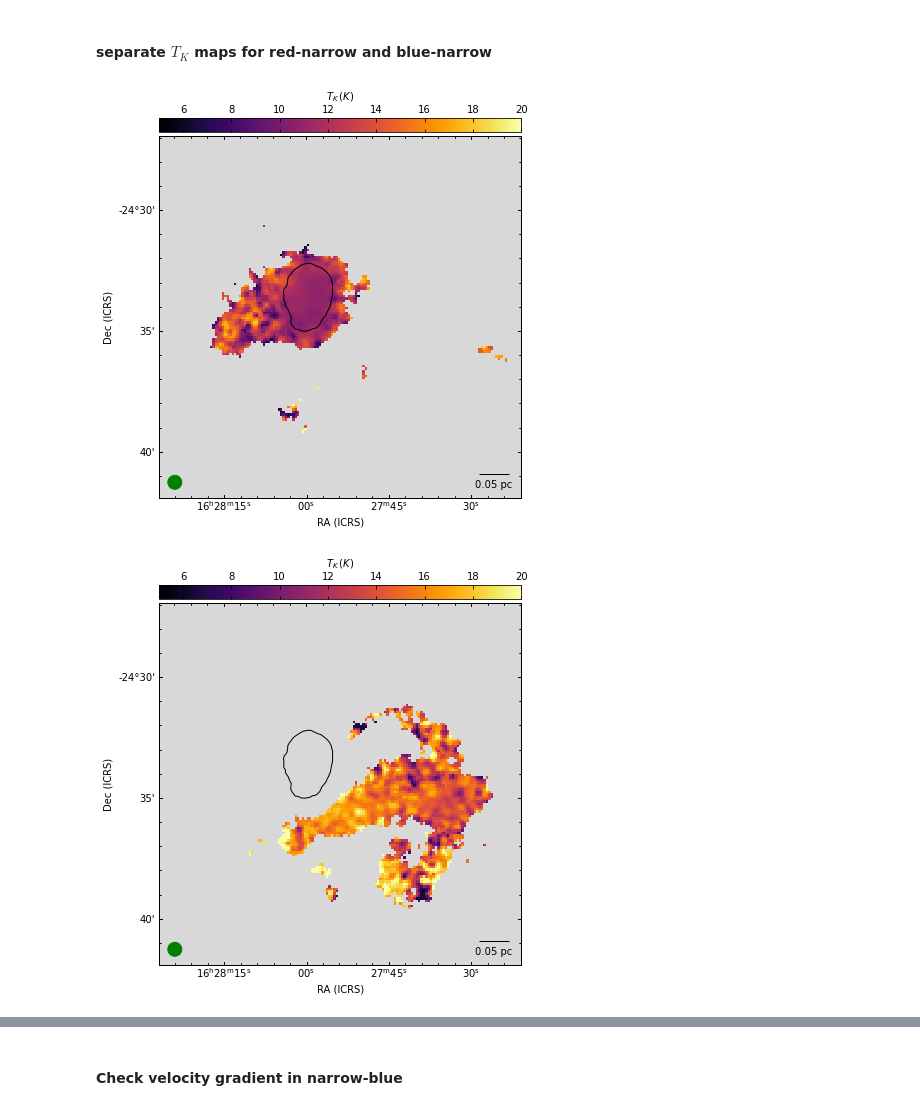
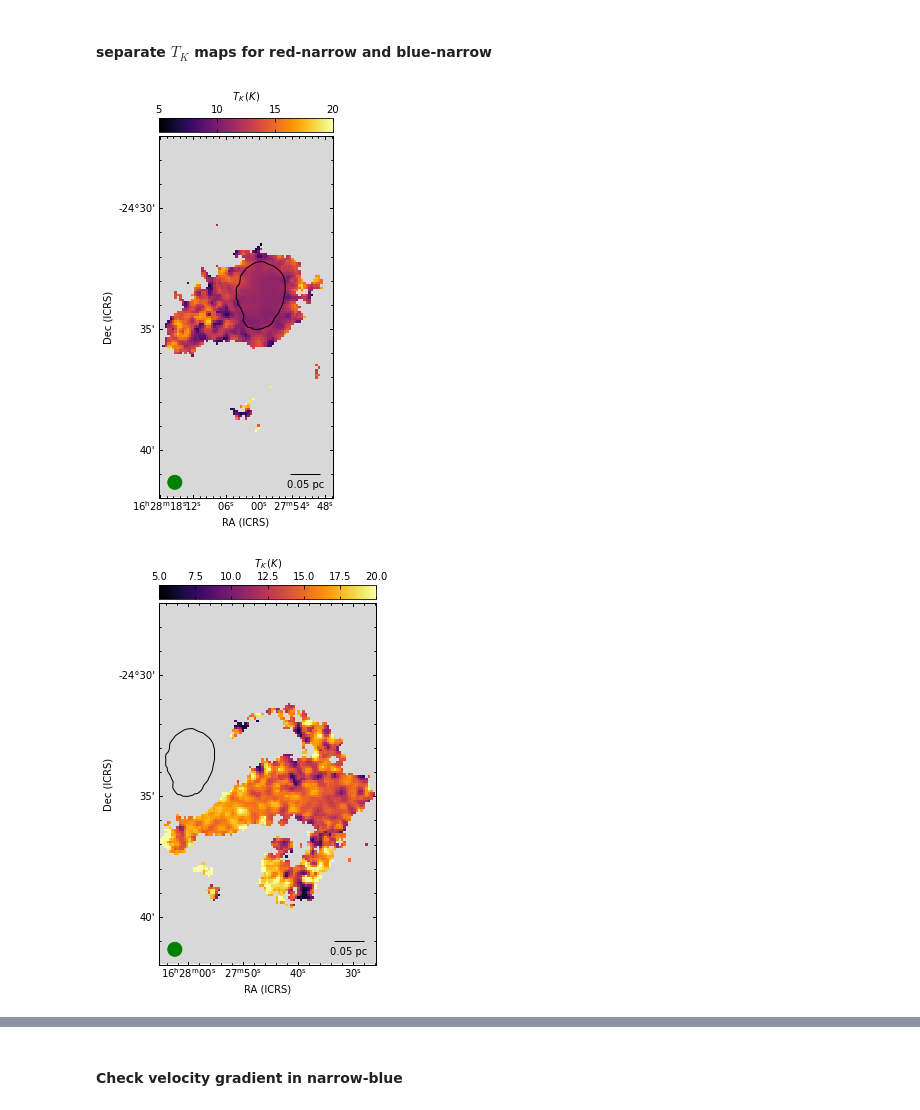
Before and after one commit to SpandanCh/H-MM1_extended_subsonic, a Jupyter notebook: make_figures.ipynb, the cells around one changed output, grey strips where cells are left out. Saved outputs shown, nothing was run; the diff lists cells and outputs as text; code cells hidden in the pictures.

```diff
--- a/make_figures.ipynb
+++ b/make_figures.ipynb
@@ -797,28 +797,30 @@ fig.savefig(figs_dir + 'vel_narrow_blue_repr_NH2_coh_core_contours.pdf', dpi=200
 # %% [markdown]
 #### separate $T_K$ maps for red-narrow and blue-narrow
 # %%
-fig = aplfig(fits.PrimaryHDU(data=tk_narrow_red_repr, header=hd_repr),figsize=(7,7))
+fig = aplfig(fits.PrimaryHDU(data=tk_narrow_red_repr, header=hd_repr),figsize=(5,7))
 
 text_color='white'
 contour_color='k'
 
 cmap = plt.cm.get_cmap('inferno')
 cmap.set_bad('0.85')
 
 fig = setup_plot( fig, cmap=cmap, vmin=5, vmax=20, col_text = r'$T_K\, (K)$', beam_color='g', sclbr=0.05,
                  x_txt=0.85, y_txt=0.85, label_col='k', lbl_size=20)
 
+fig.recenter(247.01, -24.575, width=0.12, height=0.25)
+
 fig.beam.set_corner('bottom left')
 
 fig.show_contour(para_map_dir + 'mach_number_1cmp_w_mask.fits', levels=[1], colors='k',linewidths=1)
 # fig.show_contour(para_map_dir + 'mach_number_nr_for_msk.fits', letks=[1], colors='k',linewidths=1,
 #                  linestyles='dashed')
 
-fig.savefig(figs_dir + 'tk_narrow_red_repr_wo_source_name.pdf', dpi=200)
+fig.savefig(figs_dir + 'tk_narrow_red_repr_wo_source_name_zoomed.pdf', dpi=200)
 # %% [output]
-[figure, old version]
+[figure, new version]
 # %%
-fig = aplfig(fits.PrimaryHDU(data=tk_narrow_blue_repr, header=hd_repr),figsize=(7,7))
+fig = aplfig(fits.PrimaryHDU(data=tk_narrow_blue_repr, header=hd_repr),figsize=(5,7))
 
 text_color='white'
 contour_color='k'
@@ -829,12 +831,14 @@ cmap.set_bad('0.85')
 fig = setup_plot( fig, cmap=cmap, vmin=5, vmax=20, col_text = r'$T_K\, (K)$', beam_color='g', sclbr=0.05,
                  x_txt=0.85, y_txt=0.85, label_col='k', lbl_size=20)
 
+fig.recenter(246.94, -24.575, width=0.15, height=0.25)
+
 fig.beam.set_corner('bottom left')
 
 fig.show_contour(para_map_dir + 'mach_number_1cmp_w_mask.fits', levels=[1], colors='k',linewidths=1)
 # fig.show_contour(para_map_dir + 'mach_number_nr_for_msk.fits', letks=[1], colors='k',linewidths=1,
 #                  linestyles='dashed')
 
-fig.savefig(figs_dir + 'tk_narrow_blue_repr_wo_source_name.pdf', dpi=200)
+fig.savefig(figs_dir + 'tk_narrow_blue_repr_wo_source_name_zoomed.pdf', dpi=200)
 # %% [output]
-[figure, old version]
+[figure, new version]
```
Also changed, not shown: parts of 1 cell of this notebook, 4 other files.
